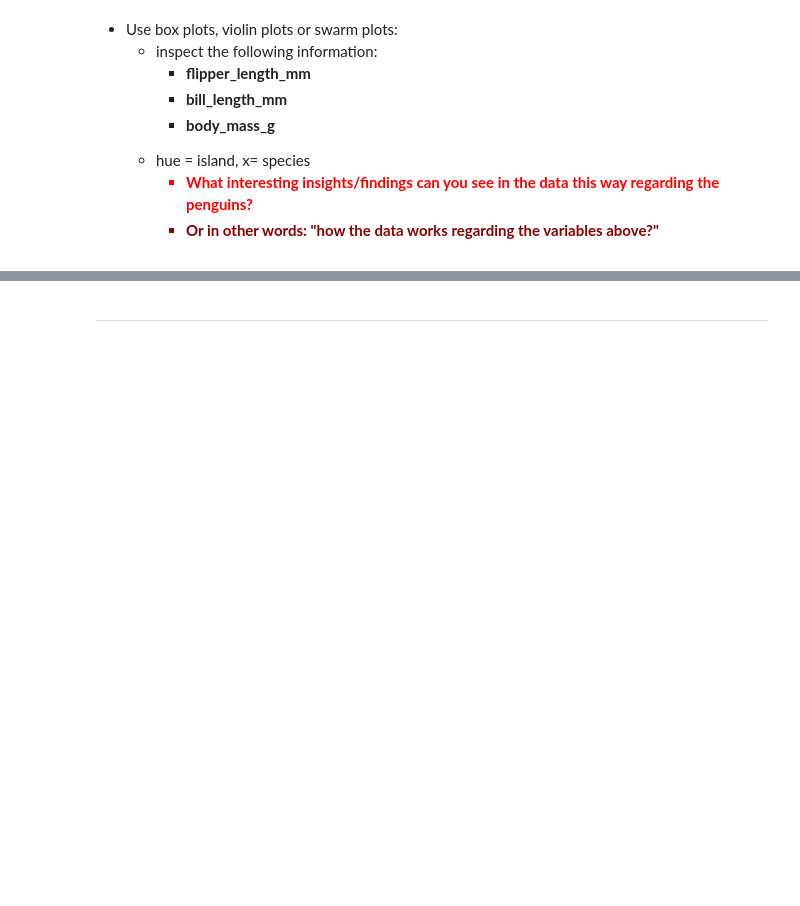
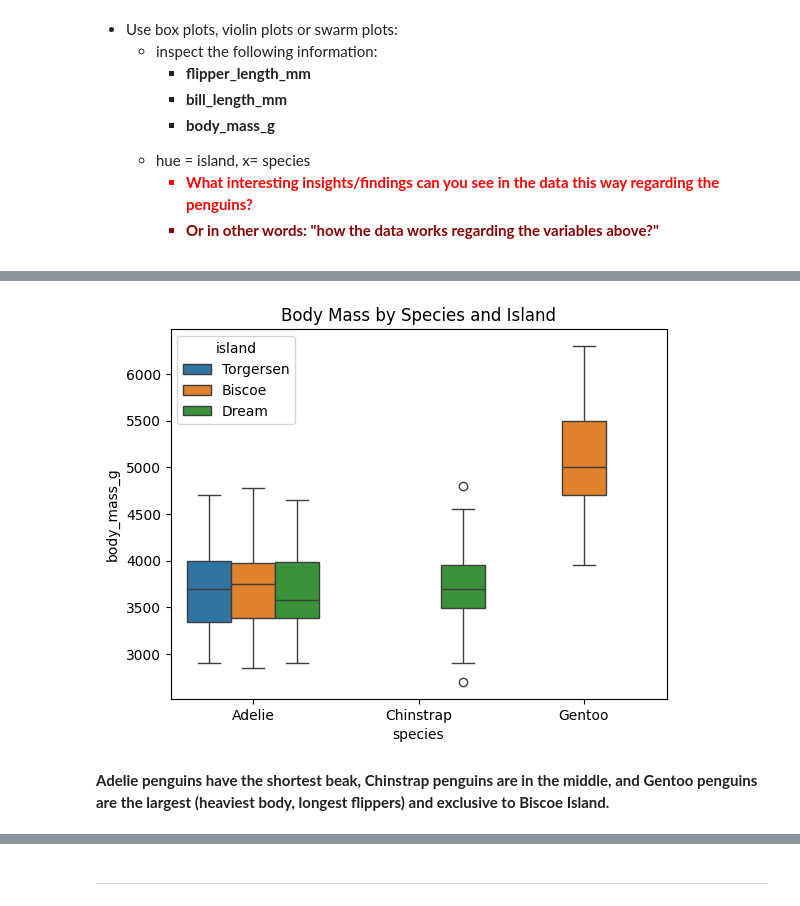
Before and after one commit to praveens23108/Data-Analytics-Exercises, a Jupyter notebook: DataAnalyticsExerciseSet3.ipynb, the cells around one changed output, grey strips where cells are left out. Drawn from its saved outputs; the diff is of its cells as text; code cells hidden in the pictures; blank space fills up the shorter version.

```diff
--- a/DataAnalyticsExerciseSet3.ipynb
+++ b/DataAnalyticsExerciseSet3.ipynb
@@ -190,3 +208,11 @@ sns.scatterplot(x='bill_length_mm', y='bill_depth_mm', hue='island', data=df)
+# %%
+sns.boxplot(x='species', y='body_mass_g', hue='island', data=df)
+plt.title('Body Mass by Species and Island')
+plt.show()
+# %% [output]
+[figure, added]
+# %% [markdown]
+**Adelie penguins have the shortest beak, Chinstrap penguins are in the middle, and Gentoo penguins are the largest (heaviest body, longest flippers) and exclusive to Biscoe Island.**
 # %% [markdown]
 <img src="http://srv.plab.fi/~tuomasv/data_analytics_2023_images/exercise_set_3/penguins.png" />
 # %% [markdown]
```
Also changed, not shown: parts of 4 cells of this notebook.
